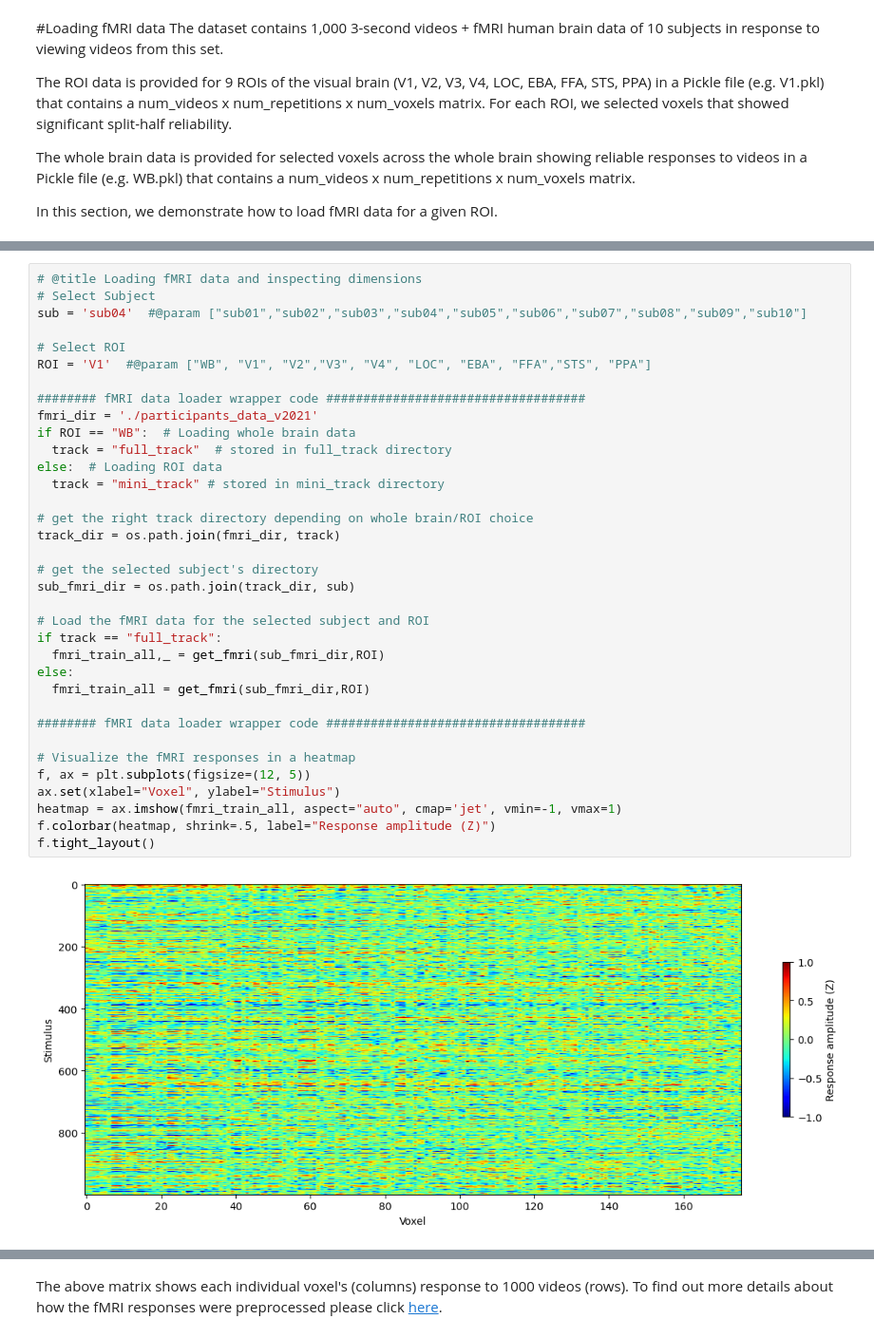
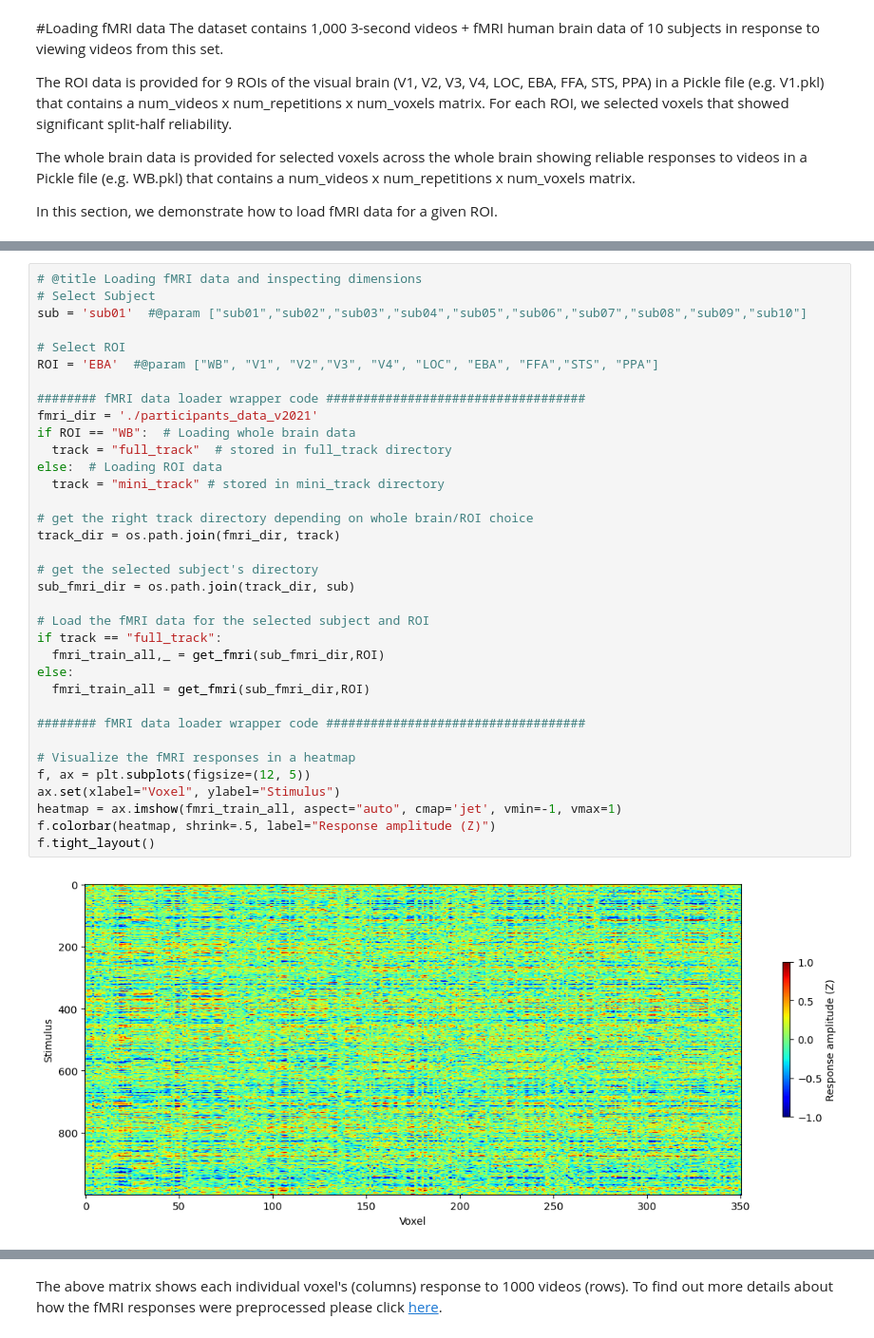
Before and after one commit to mafr22ao/Brainvision_Project, a Jupyter notebook: mp_brainvision_load_algonauts_videos.ipynb, the cells around one changed output, grey strips where cells are left out. Shown at 95% size. Saved outputs shown, nothing was run; the diff lists cells and outputs as text.

```diff
--- a/mp_brainvision_load_algonauts_videos.ipynb
+++ b/mp_brainvision_load_algonauts_videos.ipynb
@@ -240,37 +242,37 @@ def saveasnii(brain_mask, nii_save_path, nii_data):
 # %%
 # @title Loading fMRI data and inspecting dimensions
 # Select Subject
-sub = 'sub04'  #@param ["sub01","sub02","sub03","sub04","sub05","sub06","sub07","sub08","sub09","sub10"]
+sub = 'sub01'  #@param ["sub01","sub02","sub03","sub04","sub05","sub06","sub07","sub08","sub09","sub10"]
 
 # Select ROI
-ROI = 'V1'  #@param ["WB", "V1", "V2","V3", "V4", "LOC", "EBA", "FFA","STS", "PPA"]
+ROI = 'EBA'  #@param ["WB", "V1", "V2","V3", "V4", "LOC", "EBA", "FFA","STS", "PPA"]
 
 ######## fMRI data loader wrapper code ###################################
 fmri_dir = './participants_data_v2021'
 if ROI == "WB":  # Loading whole brain data
   track = "full_track"  # stored in full_track directory
 else:  # Loading ROI data
   track = "mini_track" # stored in mini_track directory
 
 # get the right track directory depending on whole brain/ROI choice
 track_dir = os.path.join(fmri_dir, track)
 
 # get the selected subject's directory
 sub_fmri_dir = os.path.join(track_dir, sub)
 
 # Load the fMRI data for the selected subject and ROI
 if track == "full_track":
   fmri_train_all,_ = get_fmri(sub_fmri_dir,ROI)
 else:
   fmri_train_all = get_fmri(sub_fmri_dir,ROI)
 
 ######## fMRI data loader wrapper code ###################################
 
 # Visualize the fMRI responses in a heatmap
 f, ax = plt.subplots(figsize=(12, 5))
 ax.set(xlabel="Voxel", ylabel="Stimulus")
 heatmap = ax.imshow(fmri_train_all, aspect="auto", cmap='jet', vmin=-1, vmax=1)
 f.colorbar(heatmap, shrink=.5, label="Response amplitude (Z)")
 f.tight_layout()
 # %% [output]
-[figure, old version]
+[figure, new version]
```
Also changed, not shown: parts of 14 cells of this notebook.
